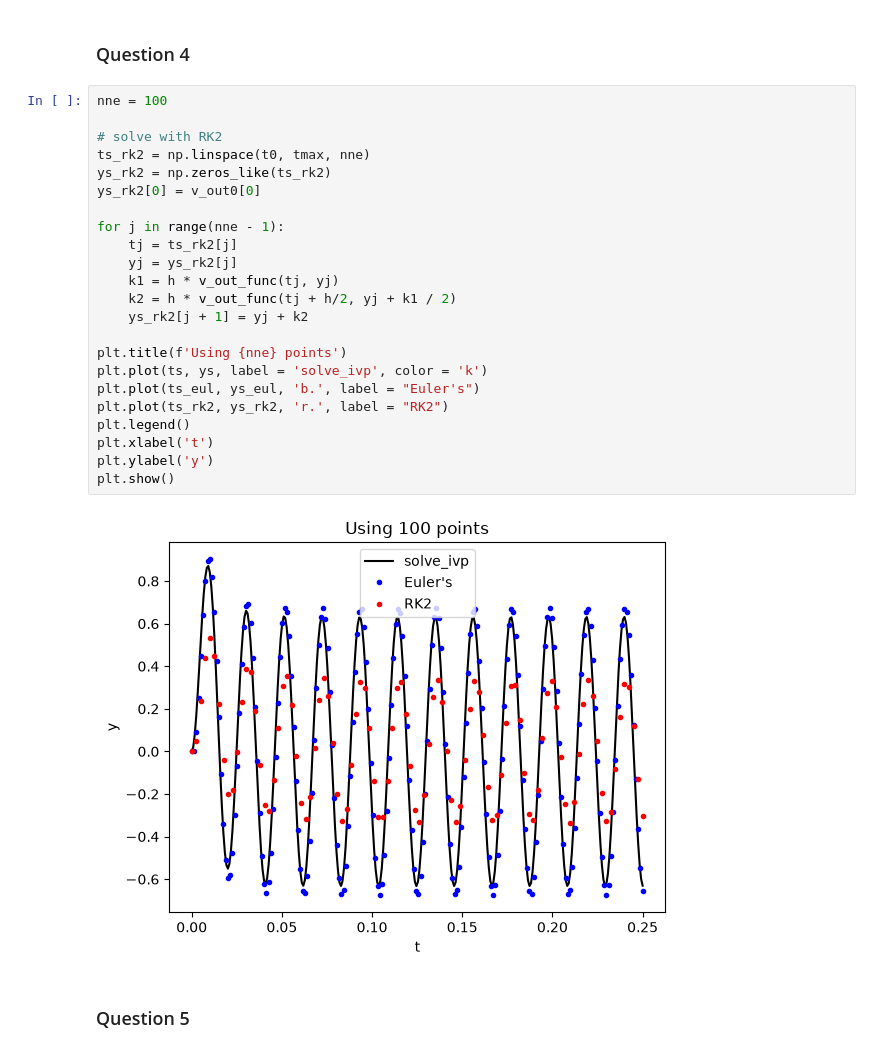
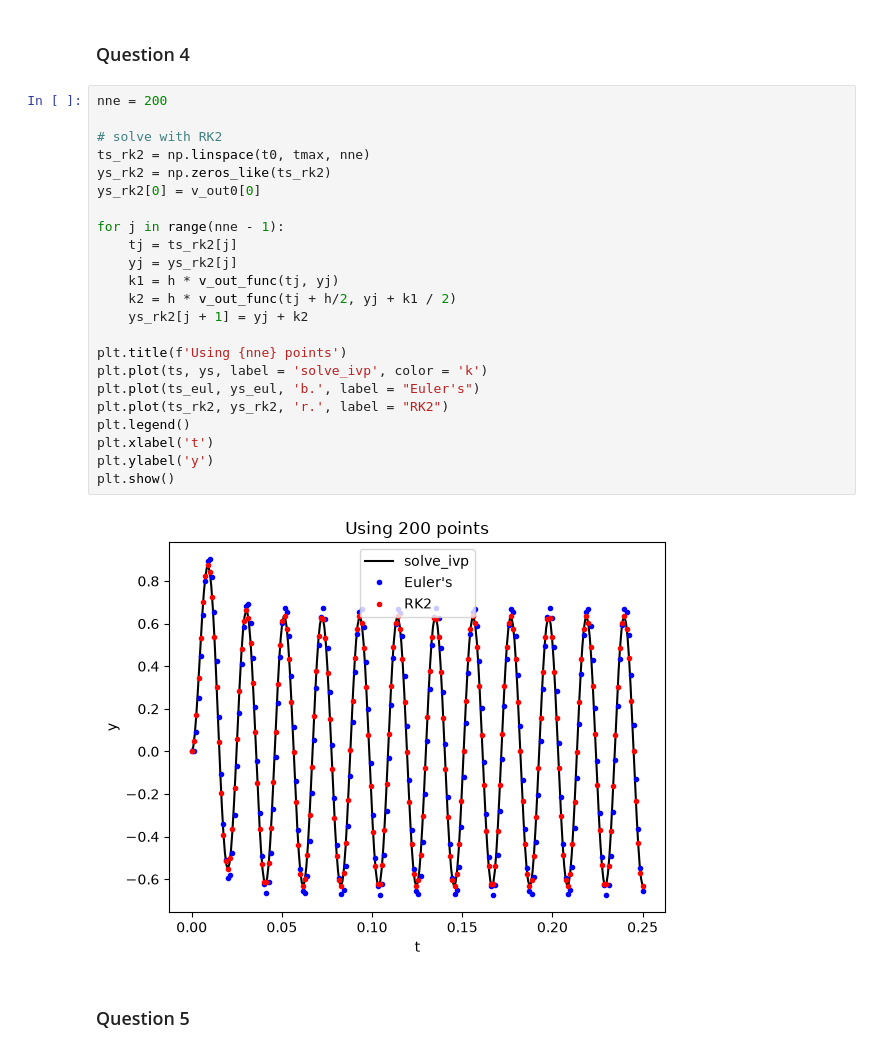
Before and after one commit to bellakalina/course281, a Jupyter notebook: week10/w10.ipynb, the cells around one changed output. Saved outputs shown, nothing was run; the diff lists cells and outputs as text.

```diff
--- a/week10/w10.ipynb
+++ b/week10/w10.ipynb
@@ -87,30 +87,30 @@ plt.show()
 # %% [markdown]
 ### Question 4
 # %%
-nne = 100
+nne = 200
 
 # solve with RK2
 ts_rk2 = np.linspace(t0, tmax, nne)
 ys_rk2 = np.zeros_like(ts_rk2)
 ys_rk2[0] = v_out0[0]
 
 for j in range(nne - 1):
     tj = ts_rk2[j]
     yj = ys_rk2[j]
     k1 = h * v_out_func(tj, yj)
     k2 = h * v_out_func(tj + h/2, yj + k1 / 2)
     ys_rk2[j + 1] = yj + k2
 
 plt.title(f'Using {nne} points')
 plt.plot(ts, ys, label = 'solve_ivp', color = 'k')
 plt.plot(ts_eul, ys_eul, 'b.', label = "Euler's")
 plt.plot(ts_rk2, ys_rk2, 'r.', label = "RK2")
 plt.legend()
 plt.xlabel('t')
 plt.ylabel('y')
 plt.show()
 # %% [output]
-[figure, old version]
+[figure, new version]
 # %% [markdown]
 ### Question 5
 # %%
```
Also changed, not shown: parts of 14 cells of this notebook, 2 other files.
